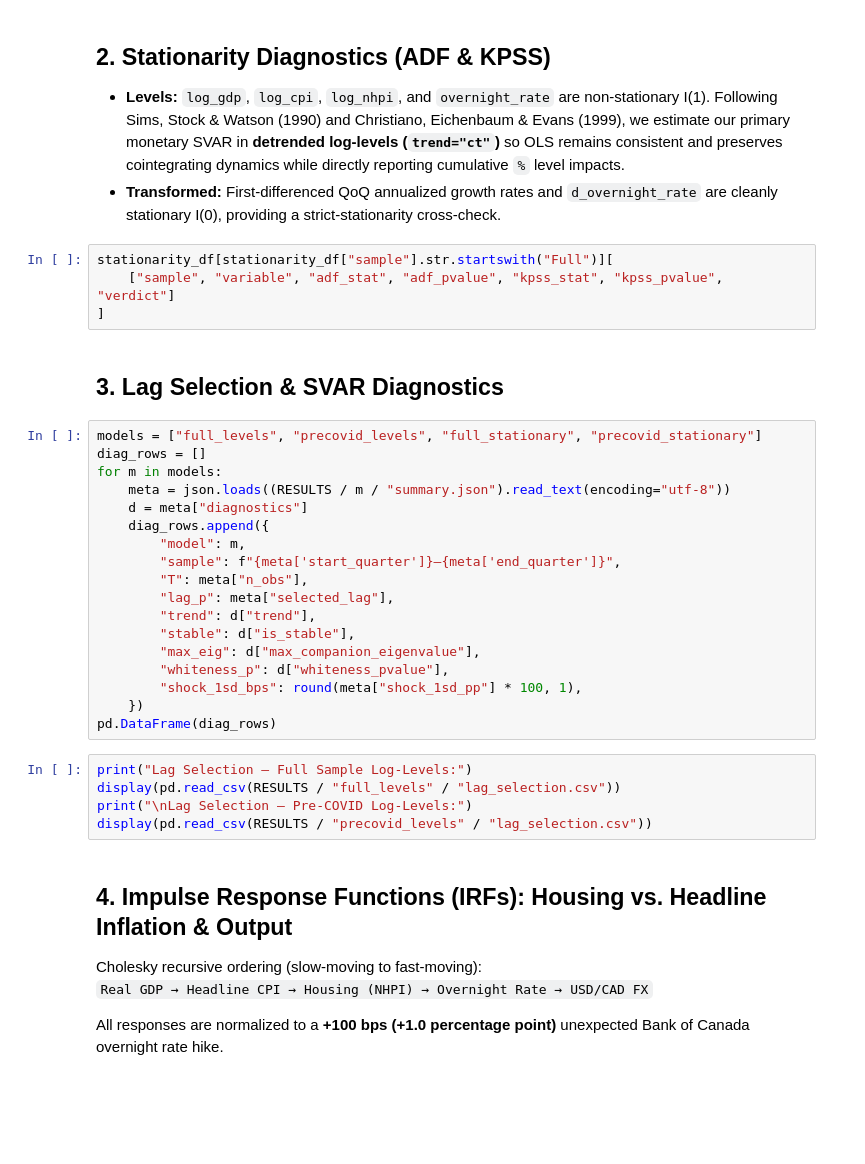
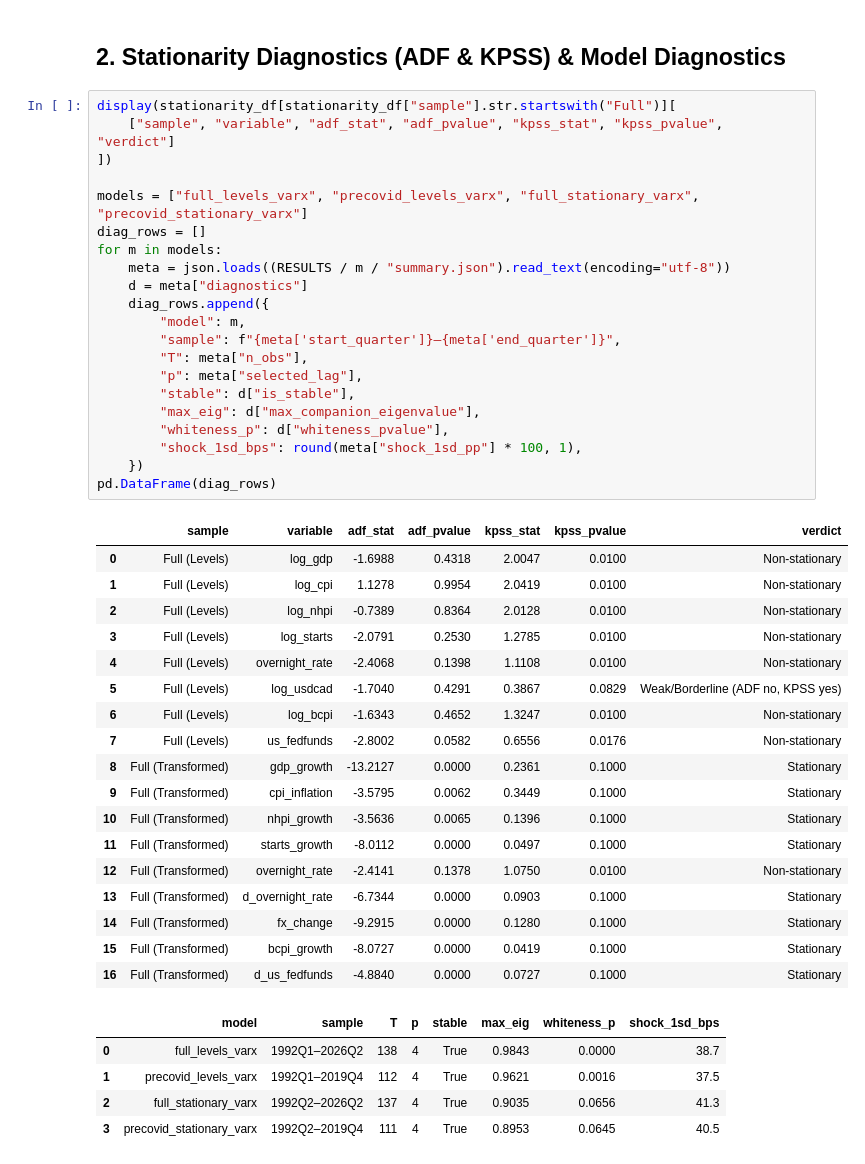
Before and after one commit to ArthurKaan/Monetary-Policy-Transmission-Lags-in-Canada, a Jupyter notebook: notebooks/exploratory_irf.ipynb, the cells around one changed output. Cells and saved outputs as stored; diff of their text form; blank space fills up the shorter version.

```diff
--- a/notebooks/exploratory_irf.ipynb
+++ b/notebooks/exploratory_irf.ipynb
@@ -66,43 +78,49 @@ fig.suptitle("Canadian Macroeconomic Panel — Inflation-Targeting Era", fontsiz
 fig.tight_layout(rect=[0, 0, 1, 0.96])
 plt.show()
-# %% [markdown]
-## 2. Stationarity Diagnostics (ADF & KPSS)
-
-- **Levels:** `log_gdp`, `log_cpi`, `log_nhpi`, and `overnight_rate` are non-stationary I(1). Following Sims, Stock & Watson (1990) and Christiano, Eichenbaum & Evans (1999), we estimate our primary monetary SVAR in **detrended log-levels (`trend="ct"`)** so OLS remains consistent and preserves cointegrating dynamics while directly reporting cumulative `%` level impacts.
-- **Transformed:** First-differenced QoQ annualized growth rates and `d_overnight_rate` are cleanly stationary I(0), providing a strict-stationarity cross-check.
-# %%
-stationarity_df[stationarity_df["sample"].str.startswith("Full")][
-    ["sample", "variable", "adf_stat", "adf_pvalue", "kpss_stat", "kpss_pvalue", "verdict"]
-]
-# %% [markdown]
-## 3. Lag Selection & SVAR Diagnostics
+# %% [markdown]
+## 2. Stationarity Diagnostics (ADF & KPSS) & Model Diagnostics
 # %%
-models = ["full_levels", "precovid_levels", "full_stationary", "precovid_stationary"]
+display(stationarity_df[stationarity_df["sample"].str.startswith("Full")][
+    ["sample", "variable", "adf_stat", "adf_pvalue", "kpss_stat", "kpss_pvalue", "verdict"]
+])
+
+models = ["full_levels_varx", "precovid_levels_varx", "full_stationary_varx", "precovid_stationary_varx"]
 diag_rows = []
 for m in models:
     meta = json.loads((RESULTS / m / "summary.json").read_text(encoding="utf-8"))
     d = meta["diagnostics"]
     diag_rows.append({
         "model": m,
         "sample": f"{meta['start_quarter']}–{meta['end_quarter']}",
         "T": meta["n_obs"],
-        "lag_p": meta["selected_lag"],
-        "trend": d["trend"],
+        "p": meta["selected_lag"],
         "stable": d["is_stable"],
         "max_eig": d["max_companion_eigenvalue"],
         "whiteness_p": d["whiteness_pvalue"],
         "shock_1sd_bps": round(meta["shock_1sd_pp"] * 100, 1),
     })
 pd.DataFrame(diag_rows)
+# %% [output]
+|  | sample | variable | adf_stat | adf_pvalue | kpss_stat | kpss_pvalue | verdict |
+| 0 | Full (Levels) | log_gdp | -1.6988 | 0.4318 | 2.0047 | 0.0100 | Non-stationary |
+| 1 | Full (Levels) | log_cpi | 1.1278 | 0.9954 | 2.0419 | 0.0100 | Non-stationary |
+| 2 | Full (Levels) | log_nhpi | -0.7389 | 0.8364 | 2.0128 | 0.0100 | Non-stationary |
+| 3 | Full (Levels) | log_starts | -2.0791 | 0.2530 | 1.2785 | 0.0100 | Non-stationary |
+| 4 | Full (Levels) | overnight_rate | -2.4068 | 0.1398 | 1.1108 | 0.0100 | Non-stationary |
+| 5 | Full (Levels) | log_usdcad | -1.7040 | 0.4291 | 0.3867 | 0.0829 | Weak/Borderline (ADF no, KPSS yes) |
+| 6 | Full (Levels) | log_bcpi | -1.6343 | 0.4652 | 1.3247 | 0.0100 | Non-stationary |
+| 7 | Full (Levels) | us_fedfunds | -2.8002 | 0.0582 | 0.6556 | 0.0176 | Non-stationary |
+| 8 | Full (Transformed) | gdp_growth | -13.2127 | 0.0000 | 0.2361 | 0.1000 | Stationary |
+| 9 | Full (Transformed) | cpi_inflation | -3.5795 | 0.0062 | 0.3449 | 0.1000 | Stationary |
+| 10 | Full (Transformed) | nhpi_growth | -3.5636 | 0.0065 | 0.1396 | 0.1000 | Stationary |
+| 11 | Full (Transformed) | starts_growth | -8.0112 | 0.0000 | 0.0497 | 0.1000 | Stationary |
+| 12 | Full (Transformed) | overnight_rate | -2.4141 | 0.1378 | 1.0750 | 0.0100 | Non-stationary |
+| 13 | Full (Transformed) | d_overnight_rate | -6.7344 | 0.0000 | 0.0903 | 0.1000 | Stationary |
+| 14 | Full (Transformed) | fx_change | -9.2915 | 0.0000 | 0.1280 | 0.1000 | Stationary |
+| 15 | Full (Transformed) | bcpi_growth | -8.0727 | 0.0000 | 0.0419 | 0.1000 | Stationary |
+| 16 | Full (Transformed) | d_us_fedfunds | -4.8840 | 0.0000 | 0.0727 | 0.1000 | Stationary |
+|  | model | sample | T | p | stable | max_eig | whiteness_p | shock_1sd_bps |
+| 0 | full_levels_varx | 1992Q1–2026Q2 | 138 | 4 | True | 0.9843 | 0.0000 | 38.7 |
+| 1 | precovid_levels_varx | 1992Q1–2019Q4 | 112 | 4 | True | 0.9621 | 0.0016 | 37.5 |
+| 2 | full_stationary_varx | 1992Q2–2026Q2 | 137 | 4 | True | 0.9035 | 0.0656 | 41.3 |
+| 3 | precovid_stationary_varx | 1992Q2–2019Q4 | 111 | 4 | True | 0.8953 | 0.0645 | 40.5 |
-# %%
-print("Lag Selection — Full Sample Log-Levels:")
-display(pd.read_csv(RESULTS / "full_levels" / "lag_selection.csv"))
-print("\nLag Selection — Pre-COVID Log-Levels:")
-display(pd.read_csv(RESULTS / "precovid_levels" / "lag_selection.csv"))
-# %% [markdown]
-## 4. Impulse Response Functions (IRFs): Housing vs. Headline Inflation & Output
-
-Cholesky recursive ordering (slow-moving to fast-moving):
-`Real GDP → Headline CPI → Housing (NHPI) → Overnight Rate → USD/CAD FX`
-
-All responses are normalized to a **+100 bps (+1.0 percentage point)** unexpected Bank of Canada overnight rate hike.
```
Also changed, not shown: parts of 12 cells of this notebook, 2 other files.
